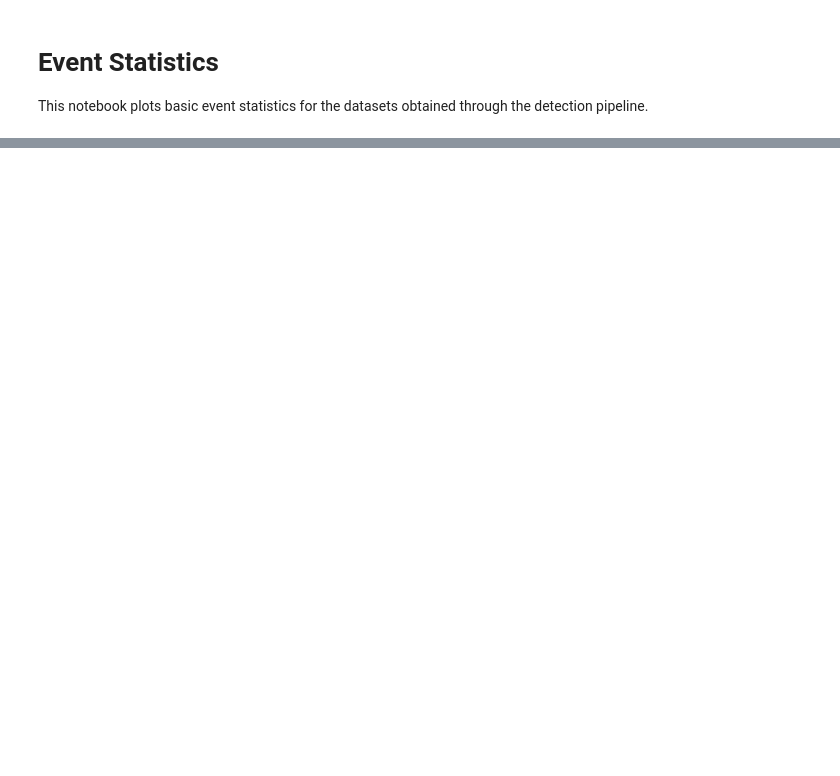
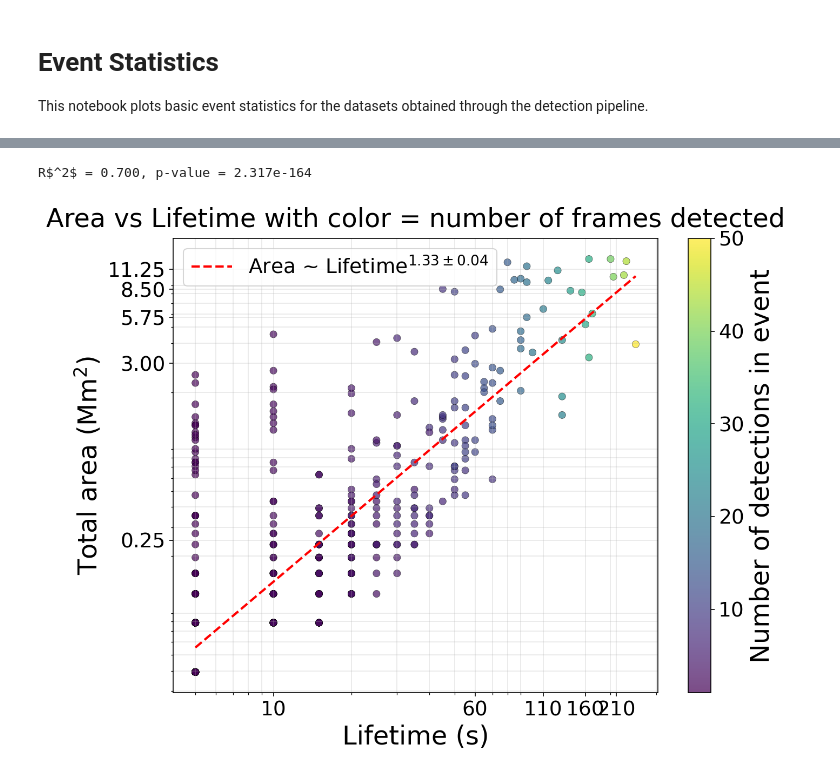
Before and after one commit to sseso/solo-campfires, a Jupyter notebook: notebooks/02_event_statistics.ipynb, the cells around one changed output, grey strips where cells are left out. Saved outputs shown, nothing was run; the diff lists cells and outputs as text; code cells hidden in the pictures; blank space fills up the shorter version.

```diff
--- a/notebooks/02_event_statistics.ipynb
+++ b/notebooks/02_event_statistics.ipynb
@@ -186,41 +182,61 @@ plt.show()
 # %%
-from matplotlib.ticker import MultipleLocator, LogLocator, NullFormatter
+# Area vs Lifetime + Colormap + Fit
+# Perform log-log linear regression for power-law fit: log(y) = α log(x) + β
+logx = np.log10(event_df["total_lifetime_seconds"])
+logy = np.log10(event_df["total_area_Mm2"])
+
+# Filter out non-finite values to avoid fit issues
+mask = np.isfinite(logx) & np.isfinite(logy)
+logx_clean = logx[mask]
+logy_clean = logy[mask]
+
+result = linregress(logx_clean, logy_clean)
+alpha = result.slope
+alpha_err = result.stderr
+
+# Check if the fit is meaningful
+print(rf"R$^2$ = {result.rvalue**2:.3f}, p-value = {result.pvalue:.3e}")
 
 plt.figure(figsize=(9,7), dpi = 150)
-sc = plt.scatter(event_df['total_lifetime_seconds'],
-                 event_df['total_area_Mm2'],
-                 c=event_df['n_detections'],
-                 cmap='viridis', alpha=0.7, s=40, edgecolors='k', linewidth=0.3)
+sc = plt.scatter(event_df["total_lifetime_seconds"],
+                 event_df["total_area_Mm2"],
+                 c=event_df["n_detections"],
+                 cmap="viridis", alpha=0.7, s=40, edgecolors="k", linewidth=0.3)
 cb = plt.colorbar(sc)
-cb.set_label(label='Number of detections in event', fontsize = 23)
+cb.set_label(label="Number of detections in event", fontsize = 23)
 cb.ax.tick_params(labelsize = 18)
 
 # Set log scales
-plt.xscale('log')
-plt.yscale('log')
+plt.xscale("log")
+plt.yscale("log")
 
-# Custom x-axis ticks (every 10 seconds)
+# Custom x-axis ticks
 ax = plt.gca()
-x_ticks = np.arange(10, event_df['total_lifetime_seconds'].max() + 10, 50)
+x_ticks = np.arange(10, event_df["total_lifetime_seconds"].max() + 10, 50)
 ax.set_xticks(x_ticks)
-ax.set_xticklabels([f'{int(x)}' for x in x_ticks])
+ax.set_xticklabels([f"{int(x)}" for x in x_ticks])
 
-# Custom y-axis ticks (every 0.25 Mm²)
-y_ticks = np.arange(0.25, event_df['total_area_Mm2'].max() + 0.25, 2.75)
+# Custom y-axis ticks
+y_ticks = np.arange(0.25, event_df["total_area_Mm2"].max() + 0.25, 2.75)
 ax.set_yticks(y_ticks)
-ax.set_yticklabels([f'{y:.2f}' for y in y_ticks])
+ax.set_yticklabels([f"{y:.2f}" for y in y_ticks])
 ax.tick_params("both", labelsize = 18)
 
-# Optional: Add minor ticks for better readability on log scale
-ax.xaxis.set_minor_locator(LogLocator(subs='auto'))
-ax.yaxis.set_minor_locator(LogLocator(subs='auto'))
-ax.xaxis.set_minor_formatter(NullFormatter())
-ax.yaxis.set_minor_formatter(NullFormatter())
+# Add the power-law fit line
+x_min, x_max = event_df["total_lifetime_seconds"].min(), event_df["total_lifetime_seconds"].max()
+x_fit = np.logspace(np.log10(x_min), np.log10(x_max), 100)
+logx_fit = np.log10(x_fit)
+y_fit = 10 ** (alpha * logx_fit + result.intercept)
+plt.plot(x_fit, y_fit, "r--", linewidth=2, label=rf"Area ~ Lifetime$^{{{alpha:.2f} \pm {alpha_err:.2f}}}$")
 
-plt.xlabel('Lifetime (s)', fontsize=23)
-plt.ylabel('Total area (Mm²)', fontsize = 23)
-plt.title(rf'Area ~ Lifetime$^\alpha$ with color = number of frames detected', fontsize = 23, pad = 10)
-plt.grid(alpha=0.3, which='both')
+plt.xlabel("Lifetime (s)", fontsize=23)
+plt.ylabel(rf"Total area (Mm$^2$)", fontsize = 23)
+plt.title(rf"Area vs Lifetime with color = number of frames detected", fontsize = 23, pad = 10)
+plt.grid(alpha=0.3, which="both")
+plt.legend(fontsize=18)
 plt.tight_layout()
 plt.show()
+# %% [output]
+R$^2$ = 0.700, p-value = 2.317e-164
+[figure, added]
 # %%
```
Also changed, not shown: parts of 10 cells of this notebook, 3 other files.
